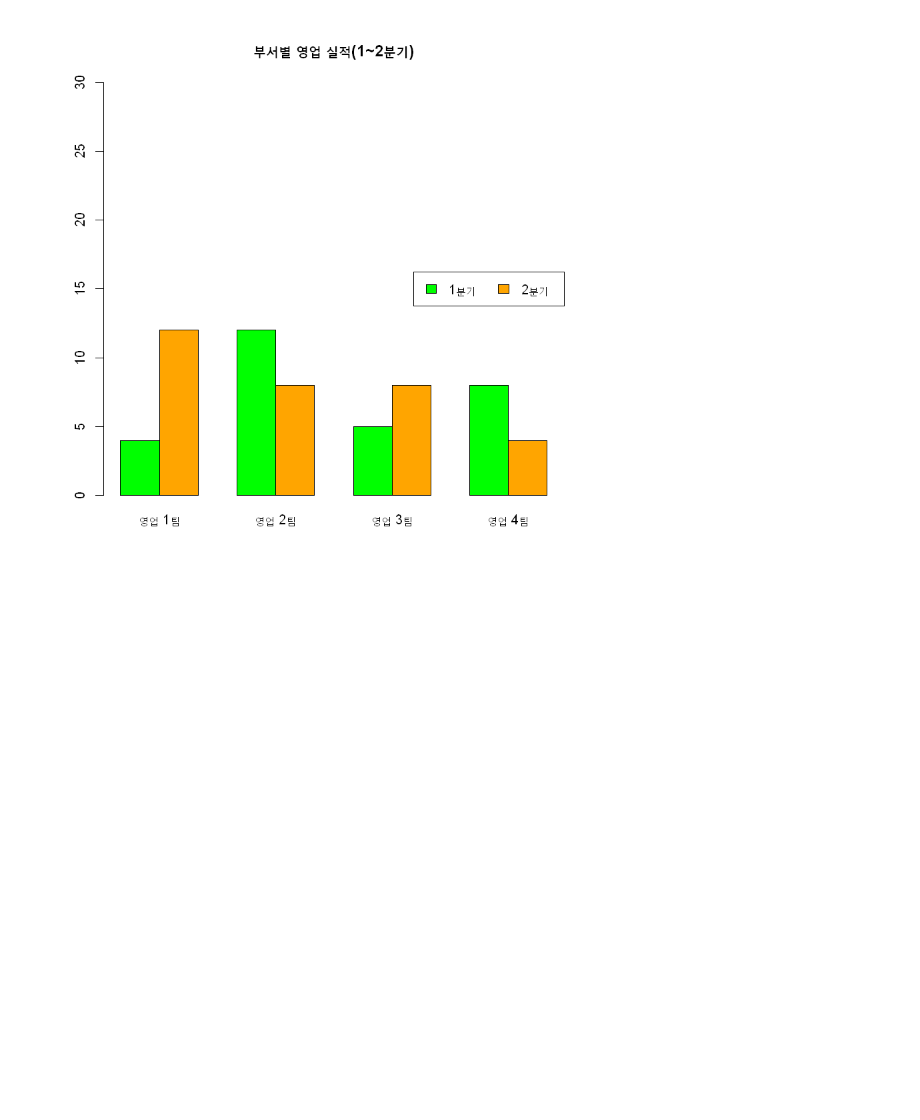
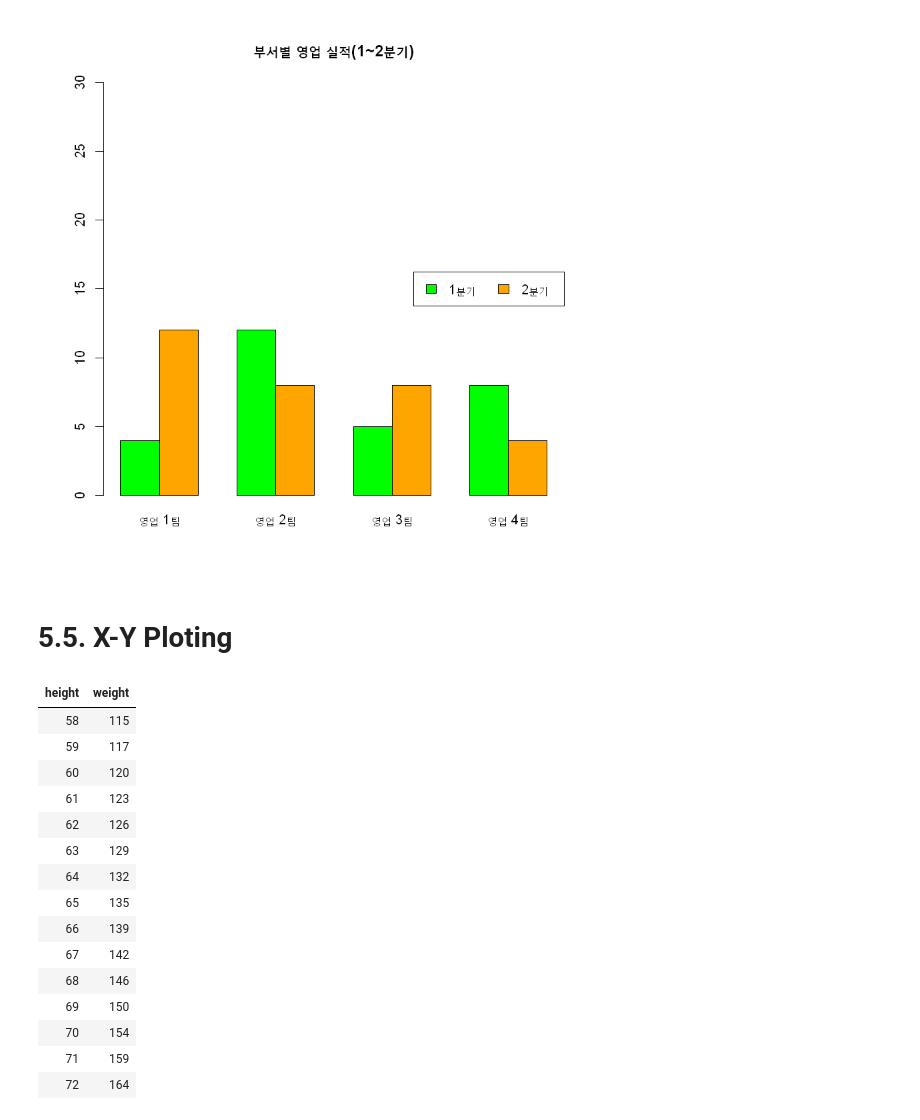
Before and after one commit to DojunPark/R_Programming, a Jupyter notebook: 04_chart_programming.ipynb, the cells around one changed output. Cells and saved outputs as stored; diff of their text form; code cells hidden in the pictures; blank space fills up the shorter version.

Commit message:
update x-y ploting

```diff
--- a/04_chart_programming.ipynb
+++ b/04_chart_programming.ipynb
@@ -194,3 +194,24 @@ barplot(sales, main='부서별 영업 실적(1~2분기)', names.arg=dept,
        beside=T)
 # %% [output]
 [figure]
+# %% [markdown]
+# 5.5. X-Y Ploting
+# %%
+women
+# %% [output]
+| height | weight |
+| 58 | 115 |
+| 59 | 117 |
+| 60 | 120 |
+| 61 | 123 |
+| 62 | 126 |
+| 63 | 129 |
+| 64 | 132 |
+| 65 | 135 |
+| 66 | 139 |
+| 67 | 142 |
+| 68 | 146 |
+| 69 | 150 |
+| 70 | 154 |
+| 71 | 159 |
+| 72 | 164 |
```
Also changed, not shown: parts of 2 cells of this notebook, 1 other file.
